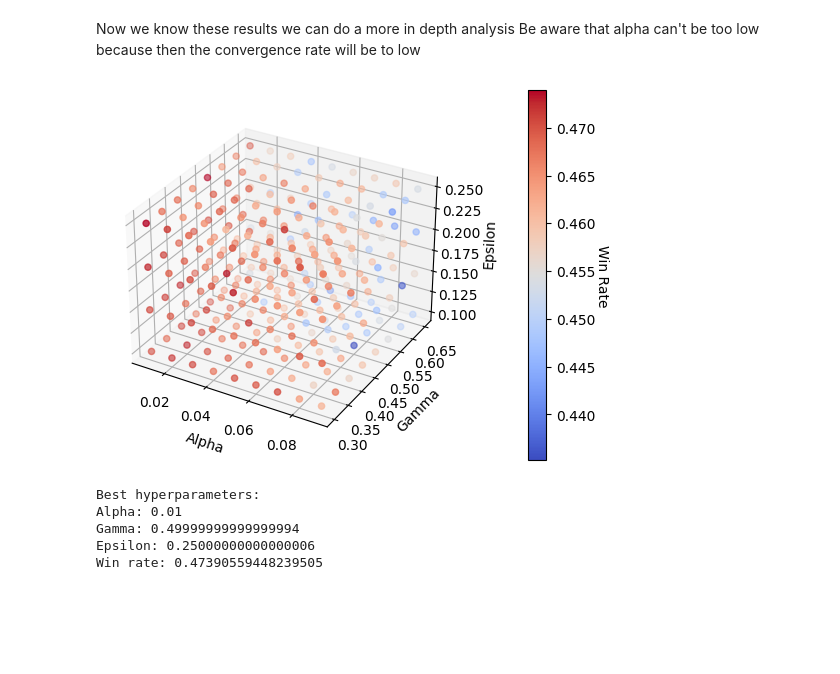
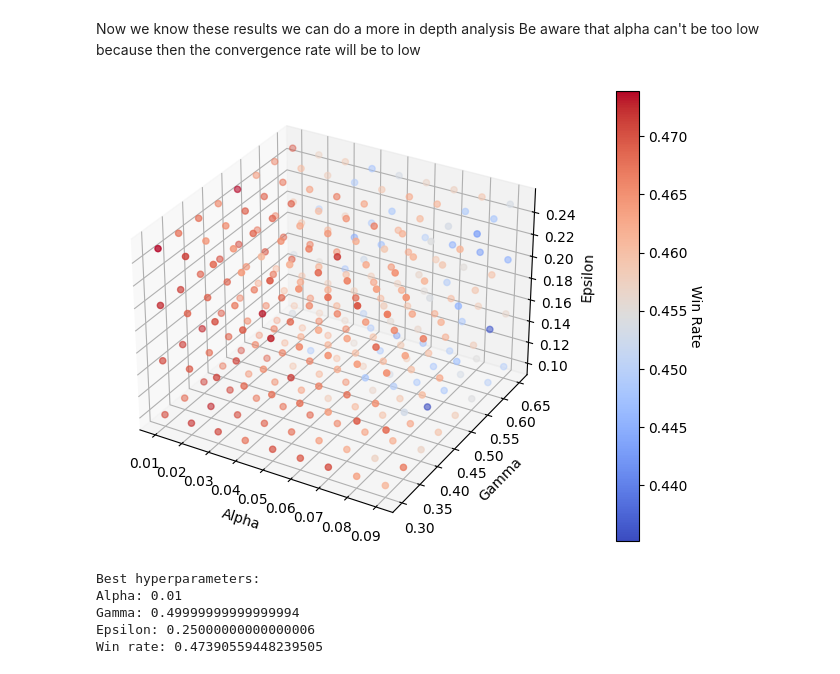
Before and after one commit to 174polol/DS425-Blackjack, a Jupyter notebook: src/Test_hyperparams.ipynb, the cells around one changed output. Drawn from its saved outputs; the diff is of its cells as text; code cells hidden in the pictures; blank space fills up the shorter version.

```diff
--- a/src/Test_hyperparams.ipynb
+++ b/src/Test_hyperparams.ipynb
@@ -152,8 +154,13 @@ ax.set_ylabel('Gamma')
 ax.set_zlabel('Epsilon')
 
 # Add colorbar
-cbar = fig.colorbar(sc, pad = 0.15)
+cbar = fig.colorbar(sc, pad = 0.10)
 cbar.ax.set_ylabel('Win Rate', rotation=270, labelpad=10)
 
+# Save the figure with a unique filename
+filename = f"{directory_path_figures}/test_hyperparams_1_RD{rewarddraw}_RW{round(rewardwin,1)}_RL{round(rewardloss,1)}.png"
+plt.tight_layout()
+plt.savefig(filename)
+
 plt.show()
 # %% [output]
@@ -283,20 +290,24 @@ for i, alpha in enumerate(alpha_range):
 # %%
 # Visualize results Using grid plot
 alpha_grid, gamma_grid, epsilon_grid = np.meshgrid(alpha_range, gamma_range, epsilon_range, indexing='ij')
 fig = plt.figure()
 ax = fig.add_subplot(projection='3d')
 sc = ax.scatter(alpha_grid, gamma_grid, epsilon_grid, c=win_rates.flatten(), cmap='coolwarm')
 ax.set_xlabel('Alpha')
 ax.set_ylabel('Gamma')
 ax.set_zlabel('Epsilon')
 
 # Add colorbar
-cbar = fig.colorbar(sc, pad = 0.15)
+cbar = fig.colorbar(sc, pad = 0.10)
 cbar.ax.set_ylabel('Win Rate', rotation=270, labelpad=10)
 
+filename = f"{directory_path_figures}/test_hyperparams_2_RD{rewarddraw}_RW{round(rewardwin,1)}_RL{round(rewardloss,1)}.png"
+plt.tight_layout()
+plt.savefig(filename)
+
 plt.show()
 # %% [output]
-[figure, old version]
+[figure, new version]
 # %%
 # Find indices of maximum win rate
 max_idx = np.unravel_index(np.argmax(win_rates), win_rates.shape)
```
Also changed, not shown: parts of 3 cells of this notebook, 23 other files.
